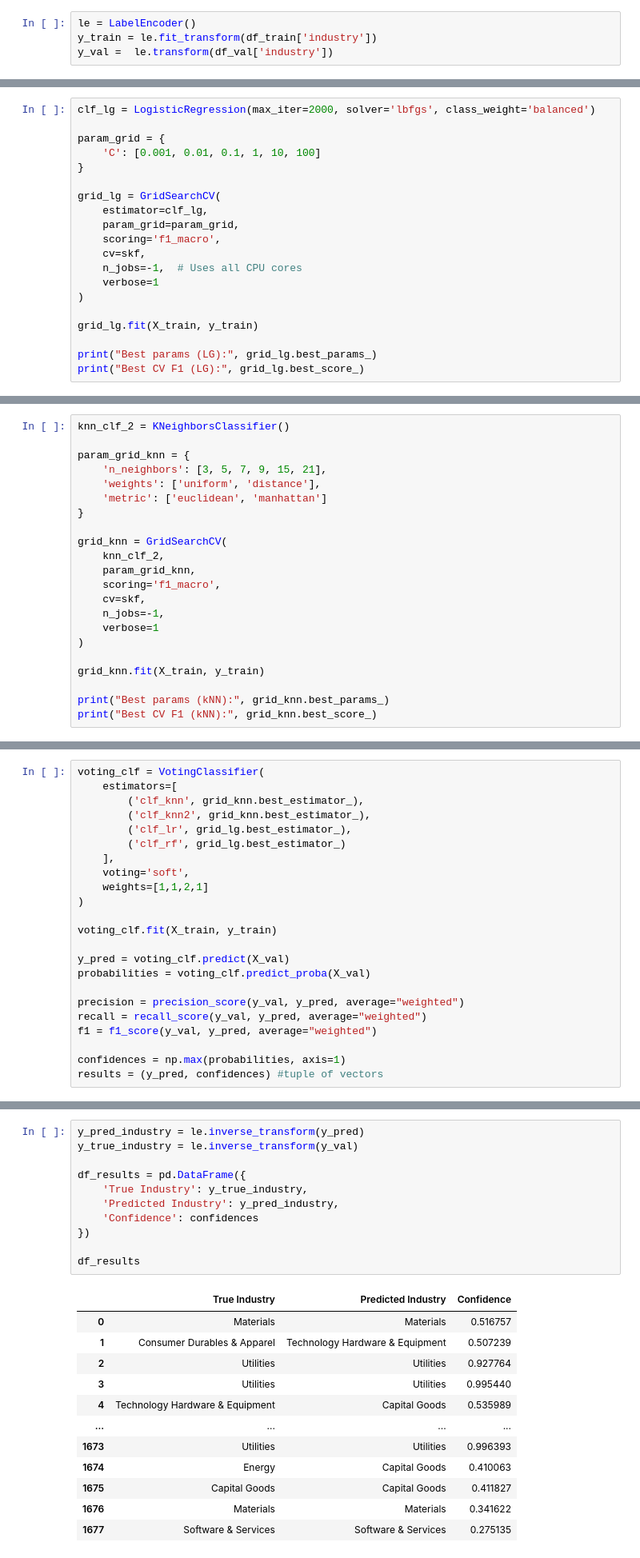
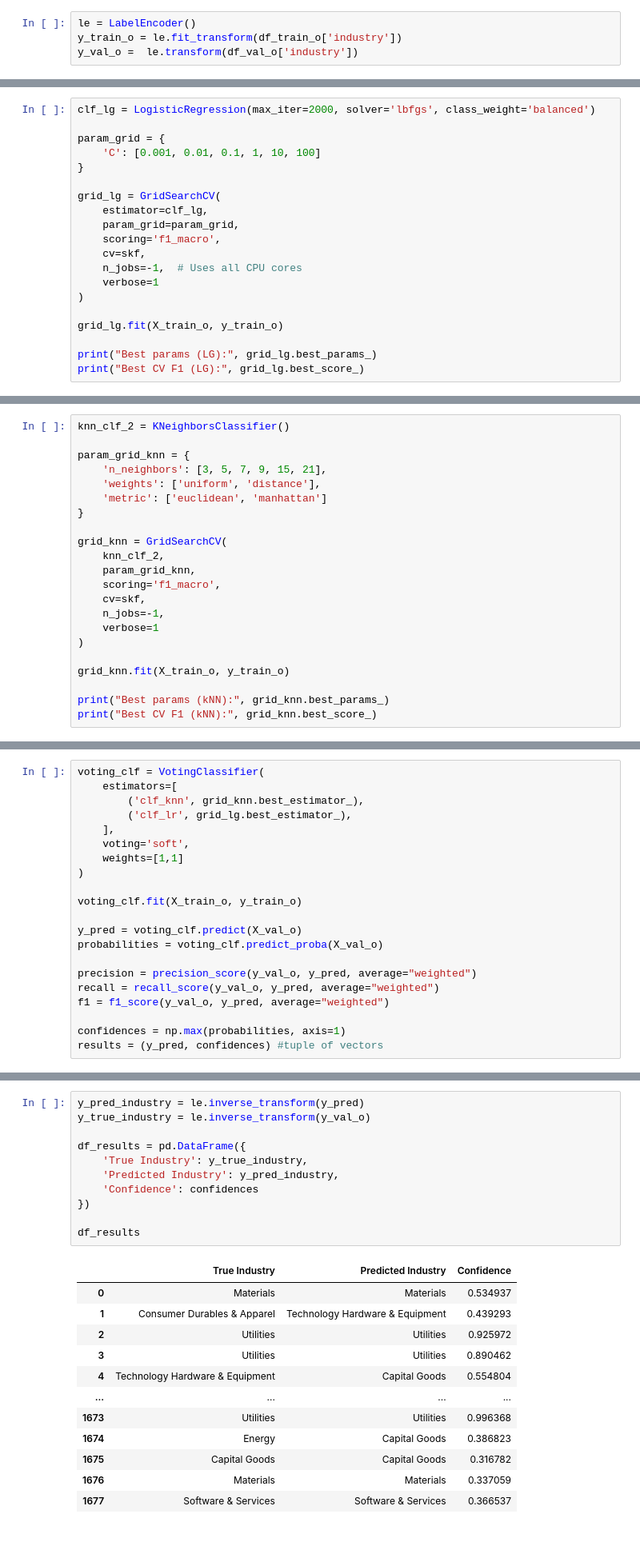
Before and after one commit to fraiaperezrayonforsman-cloud/Practical_1_FDS, a Jupyter notebook: industry_classification_FINAL.ipynb, the cells around one changed output, grey strips where cells are left out. Shown at 80% size. Cells and saved outputs as stored; diff of their text form.

```diff
--- a/industry_classification_FINAL.ipynb
+++ b/industry_classification_FINAL.ipynb
@@ -448,4 +457,4 @@ print(X_train.shape, X_val.shape)
 # %%
 le = LabelEncoder()
-y_train = le.fit_transform(df_train['industry'])
-y_val =  le.transform(df_val['industry'])
+y_train_o = le.fit_transform(df_train_o['industry'])
+y_val_o =  le.transform(df_val_o['industry'])
@@ -467,7 +498,7 @@ grid_lg = GridSearchCV(
     verbose=1
 )
 
-grid_lg.fit(X_train, y_train)
+grid_lg.fit(X_train_o, y_train_o)
 
 print("Best params (LG):", grid_lg.best_params_)
 print("Best CV F1 (LG):", grid_lg.best_score_)
@@ -493,7 +524,7 @@ grid_knn = GridSearchCV(
     verbose=1
 )
 
-grid_knn.fit(X_train, y_train)
+grid_knn.fit(X_train_o, y_train_o)
 
 print("Best params (kNN):", grid_knn.best_params_)
 print("Best CV F1 (kNN):", grid_knn.best_score_)
@@ -532,22 +536,20 @@ Best CV F1 (RF): 0.721939252112642
 voting_clf = VotingClassifier(
     estimators=[
         ('clf_knn', grid_knn.best_estimator_),
-        ('clf_knn2', grid_knn.best_estimator_),
         ('clf_lr', grid_lg.best_estimator_),
-        ('clf_rf', grid_lg.best_estimator_)
     ],
     voting='soft',
-    weights=[1,1,2,1]
+    weights=[1,1]
 )
 
-voting_clf.fit(X_train, y_train)
+voting_clf.fit(X_train_o, y_train_o)
 
-y_pred = voting_clf.predict(X_val)
-probabilities = voting_clf.predict_proba(X_val)
+y_pred = voting_clf.predict(X_val_o)
+probabilities = voting_clf.predict_proba(X_val_o)
 
-precision = precision_score(y_val, y_pred, average="weighted")
-recall = recall_score(y_val, y_pred, average="weighted")
-f1 = f1_score(y_val, y_pred, average="weighted")
+precision = precision_score(y_val_o, y_pred, average="weighted")
+recall = recall_score(y_val_o, y_pred, average="weighted")
+f1 = f1_score(y_val_o, y_pred, average="weighted")
 
 confidences = np.max(probabilities, axis=1)
 results = (y_pred, confidences) #tuple of vectors
@@ -593,27 +595,27 @@ Confidence-weighted F1: 0.828
 # %%
 y_pred_industry = le.inverse_transform(y_pred)
-y_true_industry = le.inverse_transform(y_val)
+y_true_industry = le.inverse_transform(y_val_o)
 
 df_results = pd.DataFrame({
     'True Industry': y_true_industry,
     'Predicted Industry': y_pred_industry,
     'Confidence': confidences
 })
 
 df_results
 # %% [output]
 |  | True Industry | Predicted Industry | Confidence |
-| 0 | Materials | Materials | 0.516757 |
-| 1 | Consumer Durables & Apparel | Technology Hardware & Equipment | 0.507239 |
-| 2 | Utilities | Utilities | 0.927764 |
-| 3 | Utilities | Utilities | 0.995440 |
-| 4 | Technology Hardware & Equipment | Capital Goods | 0.535989 |
+| 0 | Materials | Materials | 0.534937 |
+| 1 | Consumer Durables & Apparel | Technology Hardware & Equipment | 0.439293 |
+| 2 | Utilities | Utilities | 0.925972 |
+| 3 | Utilities | Utilities | 0.890462 |
+| 4 | Technology Hardware & Equipment | Capital Goods | 0.554804 |
 | ... | ... | ... | ... |
-| 1673 | Utilities | Utilities | 0.996393 |
-| 1674 | Energy | Capital Goods | 0.410063 |
-| 1675 | Capital Goods | Capital Goods | 0.411827 |
-| 1676 | Materials | Materials | 0.341622 |
-| 1677 | Software & Services | Software & Services | 0.275135 |
+| 1673 | Utilities | Utilities | 0.996368 |
+| 1674 | Energy | Capital Goods | 0.386823 |
+| 1675 | Capital Goods | Capital Goods | 0.316782 |
+| 1676 | Materials | Materials | 0.337059 |
+| 1677 | Software & Services | Software & Services | 0.366537 |
 1678 rows × 3 columns
 # %%
 # Top 10 misclassified industries
```
Also changed, not shown: parts of 18 cells of this notebook, 2 other files.
